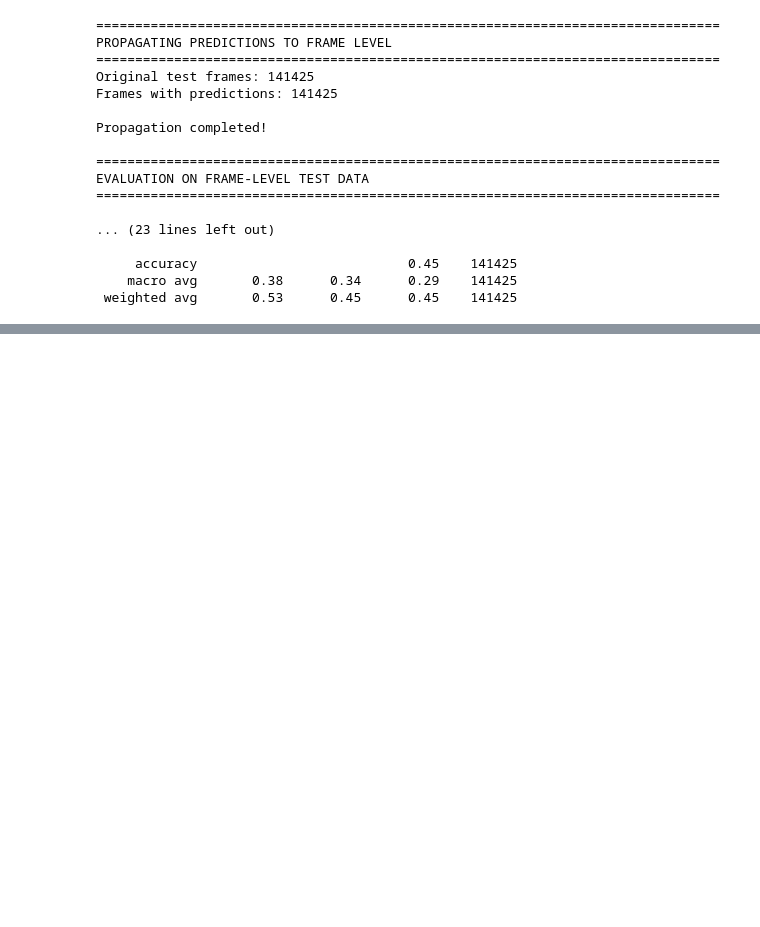
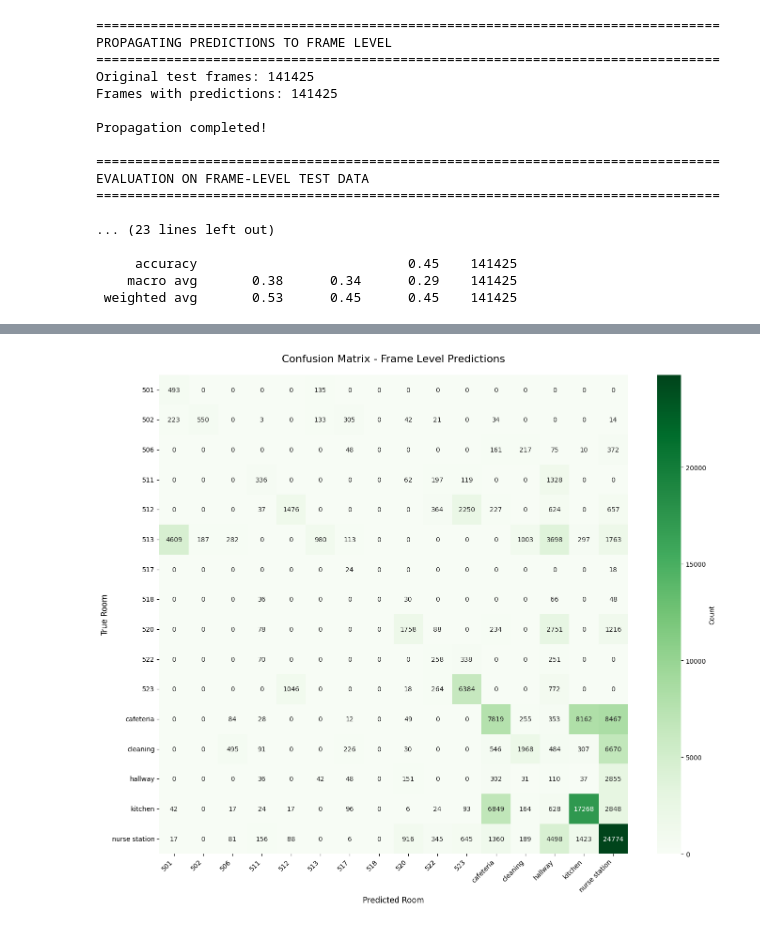
Before and after one commit to minhtrietcancode/abc-challenge-2026-location-classification, a Jupyter notebook: model/approach_5/fixed_pipeline.ipynb, the cells around one changed output, grey strips where cells are left out. Cells and saved outputs as stored; diff of their text form; code cells hidden in the pictures; blank space fills up the shorter version.

```diff
--- a/model/approach_5/fixed_pipeline.ipynb
+++ b/model/approach_5/fixed_pipeline.ipynb
@@ -653,0 +705,82 @@ EVALUATION ON FRAME-LEVEL TEST DATA
+# %%
+# Confusion Matrix for FRAME-LEVEL Predictions
+print("\n" + "=" * 80)
+print("CONFUSION MATRIX - FRAME LEVEL")
+print("=" * 80)
+
+# Compute confusion matrix
+cm_frame = confusion_matrix(y_true_frames, y_pred_frames, labels=classes)
+
+# Create figure
+plt.figure(figsize=(14, 12))
+sns.heatmap(cm_frame,
+            annot=True,
+            fmt='d',
+            cmap='Greens',
+            xticklabels=classes,
+            yticklabels=classes,
+            cbar_kws={'label': 'Count'})
+
+plt.title('Confusion Matrix - Frame Level Predictions', fontsize=16, pad=20)
+plt.xlabel('Predicted Room', fontsize=12)
+plt.ylabel('True Room', fontsize=12)
+plt.xticks(rotation=45, ha='right')
+plt.yticks(rotation=0)
+plt.tight_layout()
+plt.show()
+
+# Print summary statistics
+print(f"\nTotal predictions: {cm_frame.sum()}")
+print(f"Correct predictions: {np.trace(cm_frame)}")
+print(f"Accuracy: {np.trace(cm_frame) / cm_frame.sum():.4f}")
+
+
+# Cell 3: Side-by-Side Comparison (OPTIONAL - if you want both in one view)
+print("\n" + "=" * 80)
+print("SIDE-BY-SIDE COMPARISON")
+print("=" * 80)
+
+fig, axes = plt.subplots(1, 2, figsize=(24, 10))
+
+# Window-level
+sns.heatmap(cm_window,
+            annot=True,
+            fmt='d',
+            cmap='Blues',
+            xticklabels=classes,
+            yticklabels=classes,
+            cbar_kws={'label': 'Count'},
+            ax=axes[0])
+axes[0].set_title('Window Level Predictions', fontsize=14, pad=15)
+axes[0].set_xlabel('Predicted Room', fontsize=11)
+axes[0].set_ylabel('True Room', fontsize=11)
+axes[0].tick_params(axis='x', rotation=45)
+
+# Frame-level
+sns.heatmap(cm_frame,
+            annot=True,
+            fmt='d',
+            cmap='Greens',
+            xticklabels=classes,
+            yticklabels=classes,
+            cbar_kws={'label': 'Count'},
+            ax=axes[1])
+axes[1].set_title('Frame Level Predictions', fontsize=14, pad=15)
+axes[1].set_xlabel('Predicted Room', fontsize=11)
+axes[1].set_ylabel('True Room', fontsize=11)
+axes[1].tick_params(axis='x', rotation=45)
+
+plt.tight_layout()
+plt.show()
+
+# Comparison summary
+print("\n" + "=" * 80)
+print("ACCURACY COMPARISON")
+print("=" * 80)
+window_acc = np.trace(cm_window) / cm_window.sum()
+frame_acc = np.trace(cm_frame) / cm_frame.sum()
+
+print(f"Window-Level Accuracy: {window_acc:.4f}")
+print(f"Frame-Level Accuracy:  {frame_acc:.4f}")
+print(f"Difference:            {frame_acc - window_acc:.4f}")
+# %% [output]
@@ -653,0 +790 @@ EVALUATION ON FRAME-LEVEL TEST DATA
+[figure, added]
```
Also changed, not shown: parts of 3 cells of this notebook.
